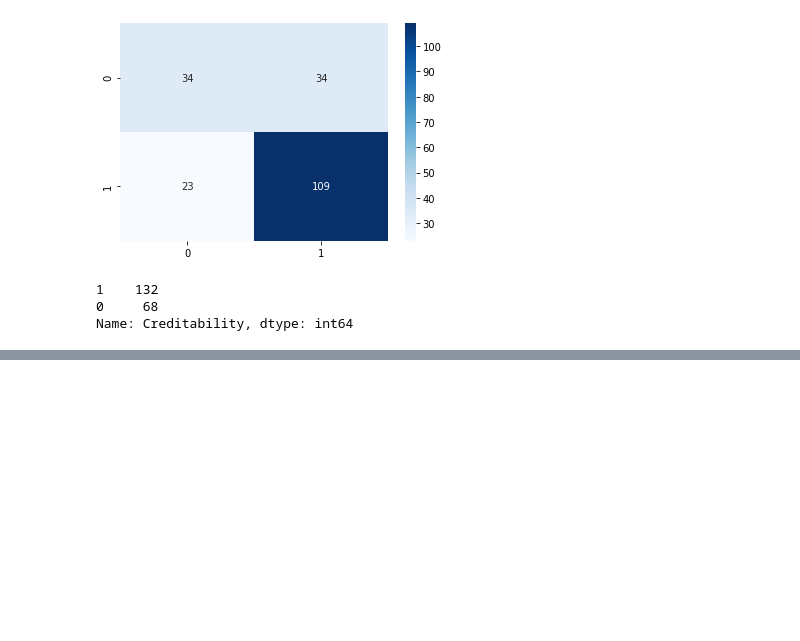
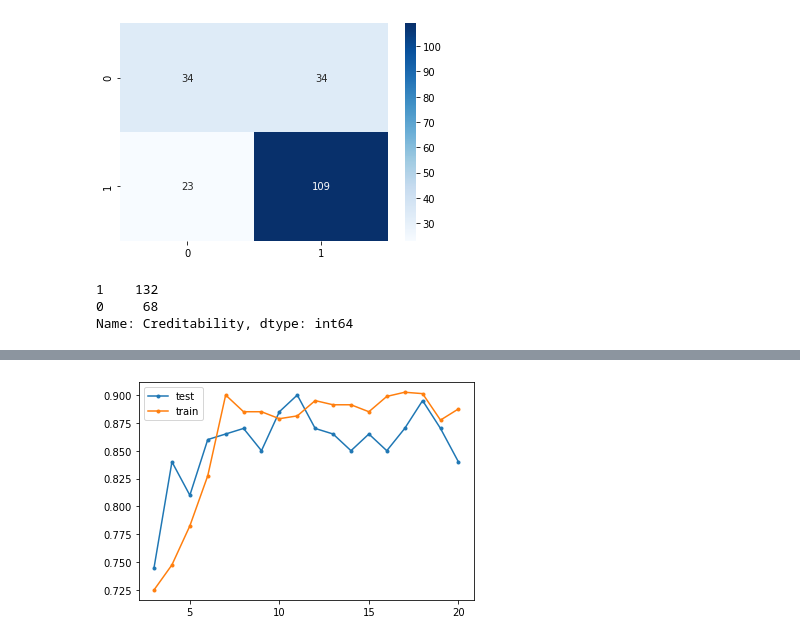
Before and after one commit to FelipeGorostiaga/MachineLearning, a Jupyter notebook: src/tp2/tp2_1.ipynb, the cells around one changed output, grey strips where cells are left out. Drawn from its saved outputs; the diff is of its cells as text; code cells hidden in the pictures; blank space fills up the shorter version.

```diff
--- a/src/tp2/tp2_1.ipynb
+++ b/src/tp2/tp2_1.ipynb
@@ -345,0 +377,7 @@ Name: Creditability, dtype: int64
+# %%
+# Forest size = 9
+df = pd.DataFrame({'test': [0.745, 0.84, 0.81, 0.86, 0.865, 0.87, 0.85, 0.885, 0.9, 0.87, 0.865, 0.85, 0.865, 0.85, 0.87, 0.895, 0.87, 0.84], 'train': [0.725, 0.7475, 0.7825, 0.8275, 0.9, 0.885, 0.885, 0.87875, 0.88125, 0.895, 0.89125, 0.89125, 0.885, 0.89875, 0.9025, 0.90125, 0.8775, 0.8875]}, index=[3, 4, 5, 6, 7, 8, 9, 10, 11, 12, 13, 14, 15, 16, 17, 18, 19, 20])
+lines = df.plot(style='.-')
+lines.locator_params(integer=True)
+# %% [output]
+[figure, added]
```
Also changed, not shown: parts of 10 cells of this notebook.
